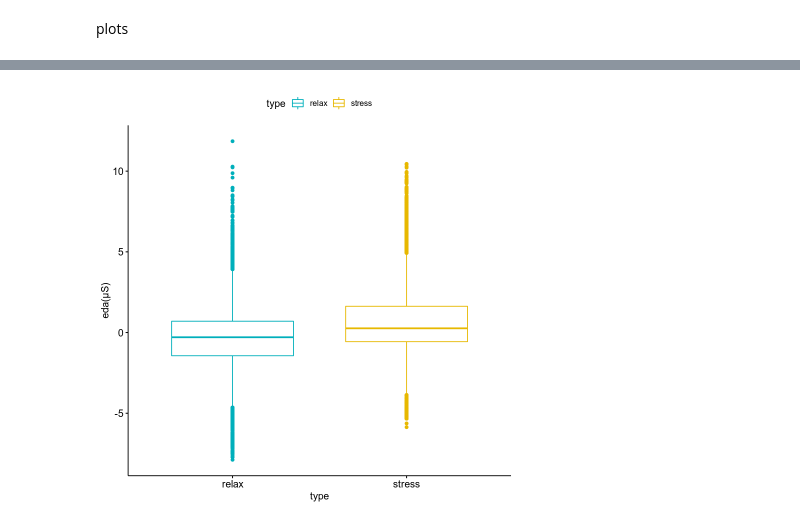
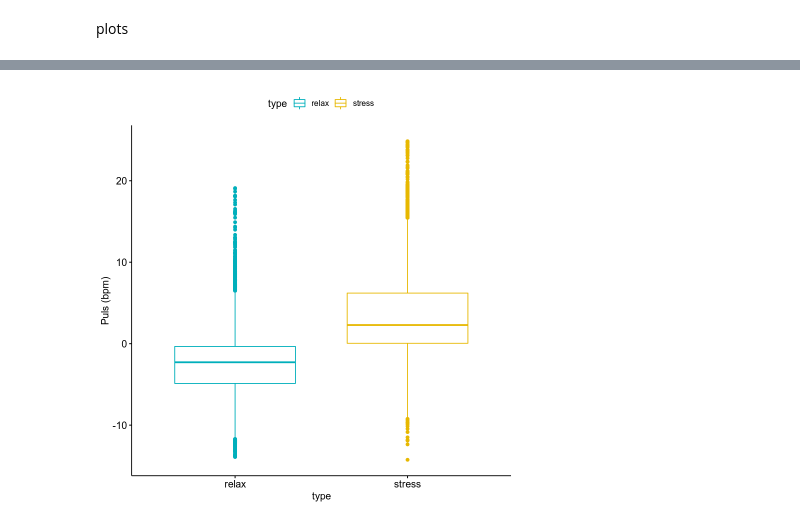
Before and after one commit to C0C0AN/MD_thesis_JanOttoHeiland, a Jupyter notebook: script/PulsStatistic_Puls.ipynb, the cells around one changed output, grey strips where cells are left out. Cells and saved outputs as stored; diff of their text form; code cells hidden in the pictures.

```diff
--- a/script/PulsStatistic_Puls.ipynb
+++ b/script/PulsStatistic_Puls.ipynb
@@ -26,5 +8,5 @@ The following object is masked from ‘package:stats’:
 # %%
-d_long <- read.csv("puls/puls_long.tsv", sep="\t")
+d_long <- read.csv("puls_base_run.tsv", sep="\t")
 names(d_long)[names(d_long) == "puls"]
 d_long
 # %% [output]
@@ -87,3 +65,0 @@ A data.frame: 15696 × 14
-# %%
-which(is.na(d_long_new), arr.ind = TRUE)
-d_long_new = na.omit(d_long_new)
@@ -453,10 +404,10 @@ p_groupxtime3
 # %%
 p_groupxtime3 <- ggboxplot(
-  d_long_new, x = "type", y = "eda", ylab= "eda(μS)",
-  palette = c("#00AFBB", "#E7B800"), color = "type", shape = "type"
+  d_long_new, x = "type", y = "puls", ylab= "Puls (bpm)",
+  palette = c("#00AFBB", "#E7B800"), color = "type"
 )
-p_groupxtime4
+p_groupxtime3
 # %% [output]
-[figure, old version]
+[figure, new version]
 # %%
 p_groupxtime4  <- ggboxplot(
```
Also changed, not shown: parts of 23 cells of this notebook, 2 other files.
